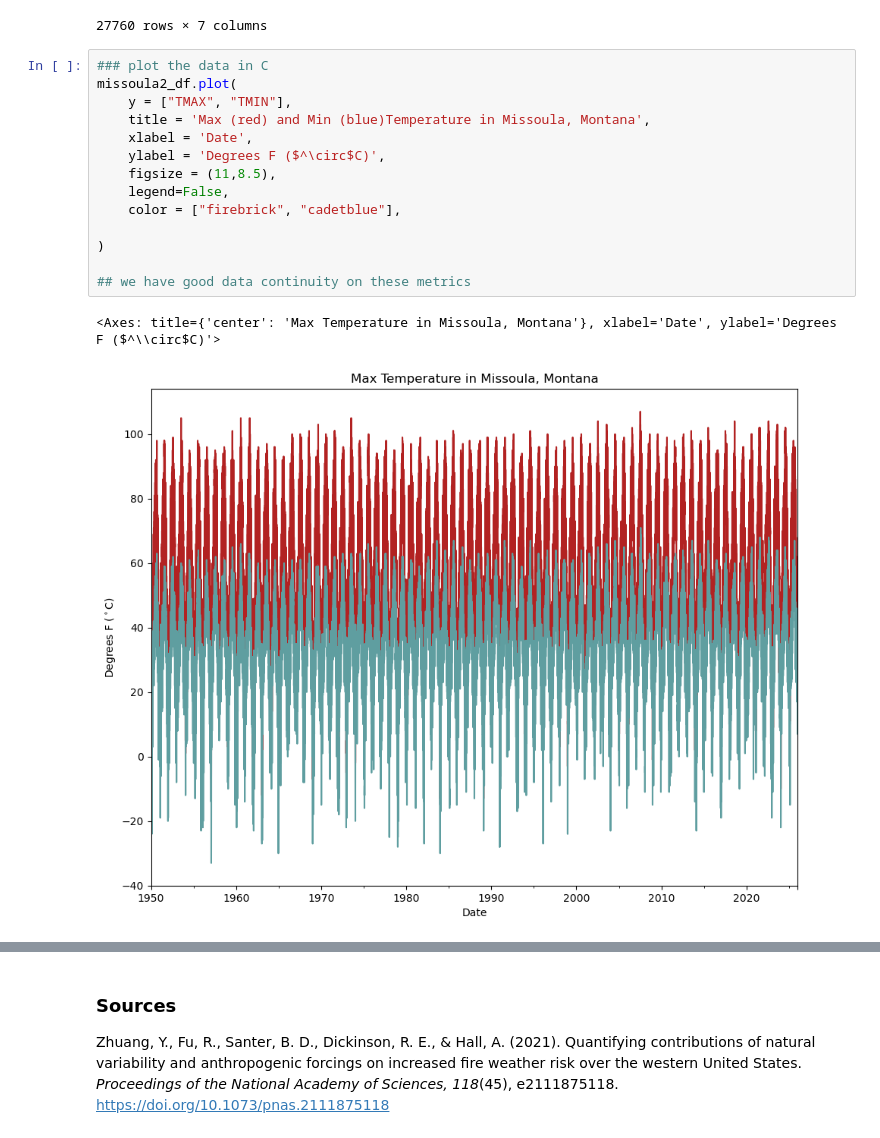
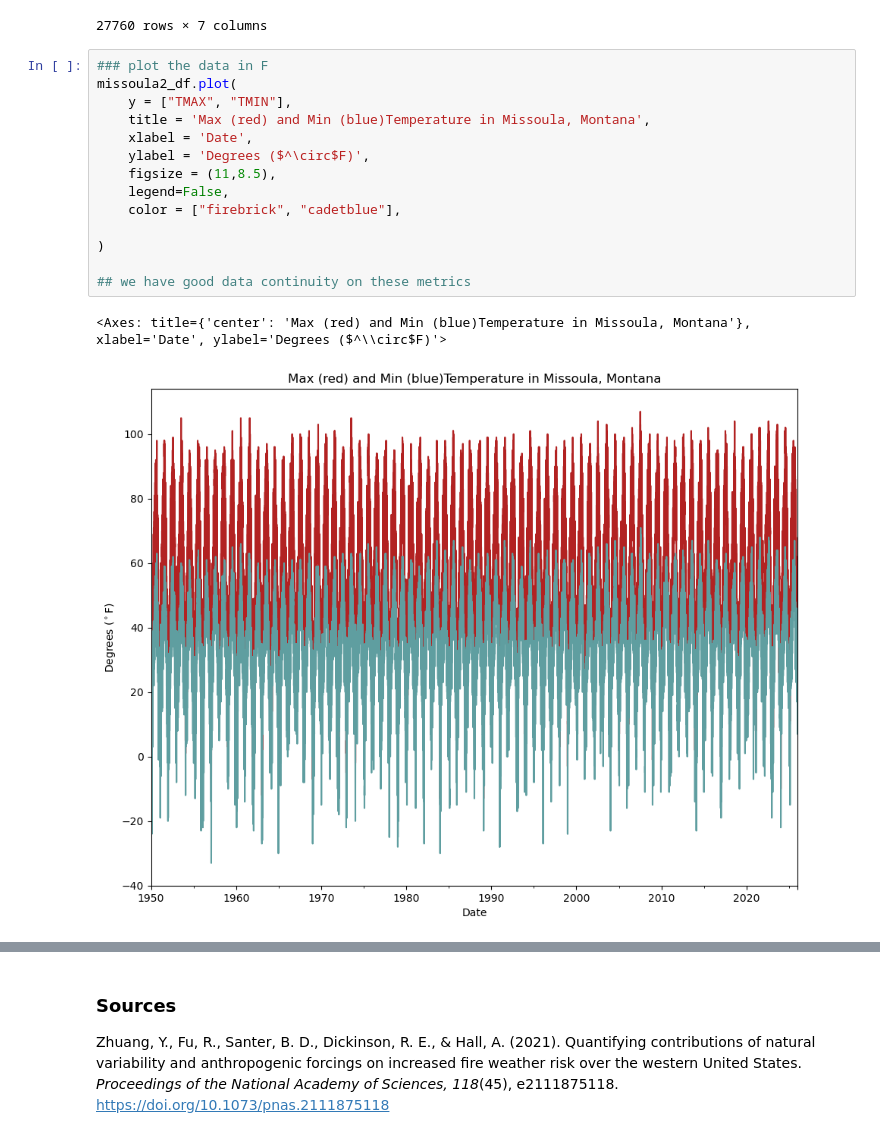
Before and after one commit to nyikacampbell/2026-EDA-climate-change-coding, a Jupyter notebook: 06_climate-assignment.ipynb, the cells around one changed output, grey strips where cells are left out. Drawn from its saved outputs; the diff is of its cells as text.

```diff
--- a/06_climate-assignment.ipynb
+++ b/06_climate-assignment.ipynb
@@ -364,19 +364,19 @@ missoula2_df
 | 2026-01-01 | USW00024153 | 0.03 | 0.3 | 0.0 | 28 | 15 | NaN |
 27760 rows × 7 columns
 # %%
-### plot the data in C
+### plot the data in F
 missoula2_df.plot(
     y = ["TMAX", "TMIN"],
     title = 'Max (red) and Min (blue)Temperature in Missoula, Montana',
     xlabel = 'Date',
-    ylabel = 'Degrees F ($^\circ$C)',
+    ylabel = 'Degrees ($^\circ$F)',
     figsize = (11,8.5),
     legend=False,
     color = ["firebrick", "cadetblue"],
 
 )
 
 ## we have good data continuity on these metrics
 # %% [output]
-<Axes: title={'center': 'Max Temperature in Missoula, Montana'}, xlabel='Date', ylabel='Degrees F ($^\\circ$C)'>
+<Axes: title={'center': 'Max (red) and Min (blue)Temperature in Missoula, Montana'}, xlabel='Date', ylabel='Degrees ($^\\circ$F)'>
-[figure, old version]
+[figure, new version]
```
Also changed, not shown: parts of 4 cells of this notebook.
